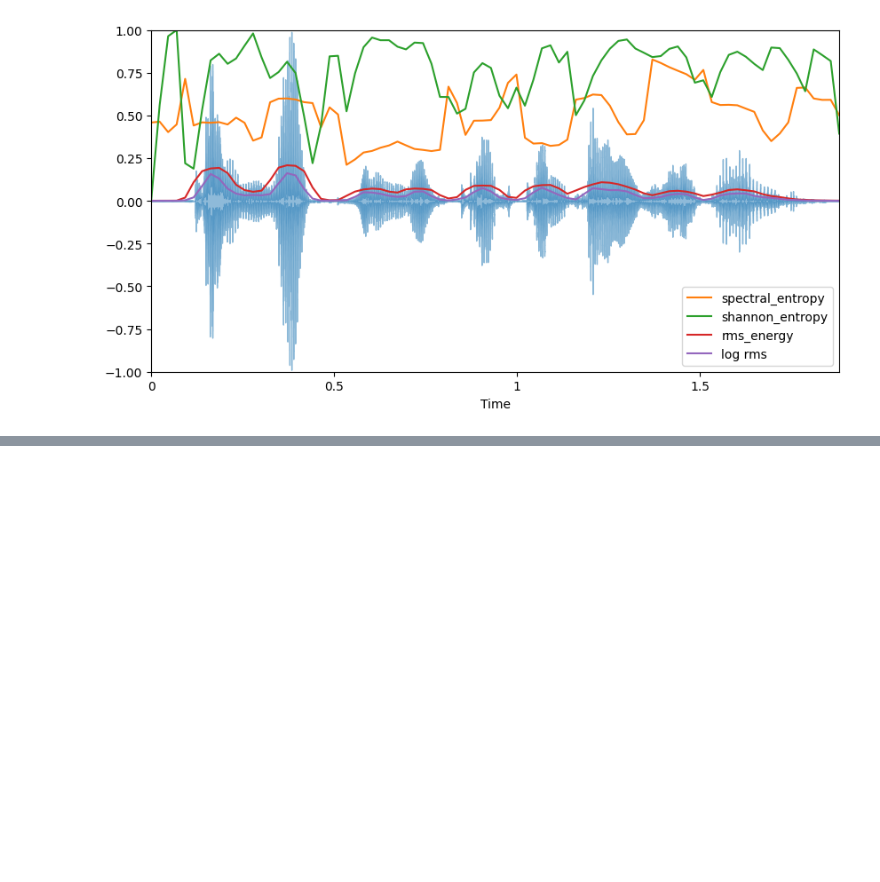
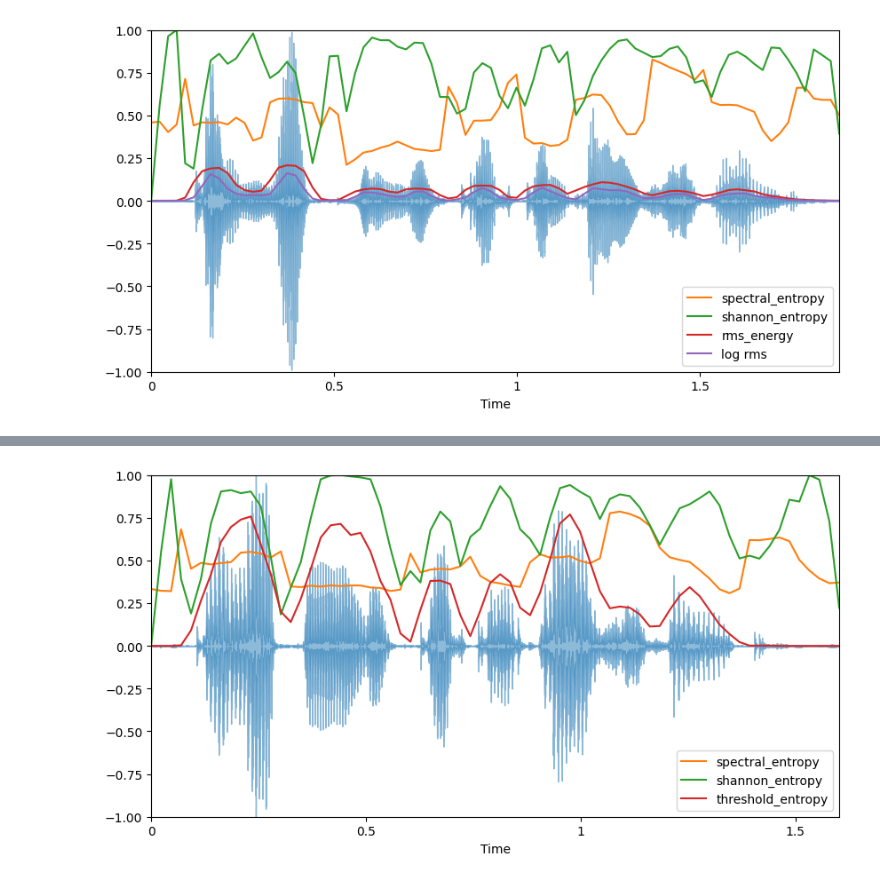
Before and after one commit to kimlindner/automatic_speech_emotion_recognition, a Jupyter notebook: notebooks/data_exploration.ipynb, the cells around one changed output, grey strips where cells are left out. Saved outputs shown, nothing was run; the diff lists cells and outputs as text; code cells hidden in the pictures; blank space fills up the shorter version.

```diff
--- a/notebooks/data_exploration.ipynb
+++ b/notebooks/data_exploration.ipynb
@@ -647,0 +709,4 @@ feature_visualization(audio1, sample_rate1, ['spectral_entropy', 'shannon_entrop
+# %%
+feature_visualization(audio2, sample_rate2, ['spectral_entropy', 'shannon_entropy', 'threshold_entropy'])
+# %% [output]
+[figure, added]
```
Also changed, not shown: parts of 34 cells of this notebook.
